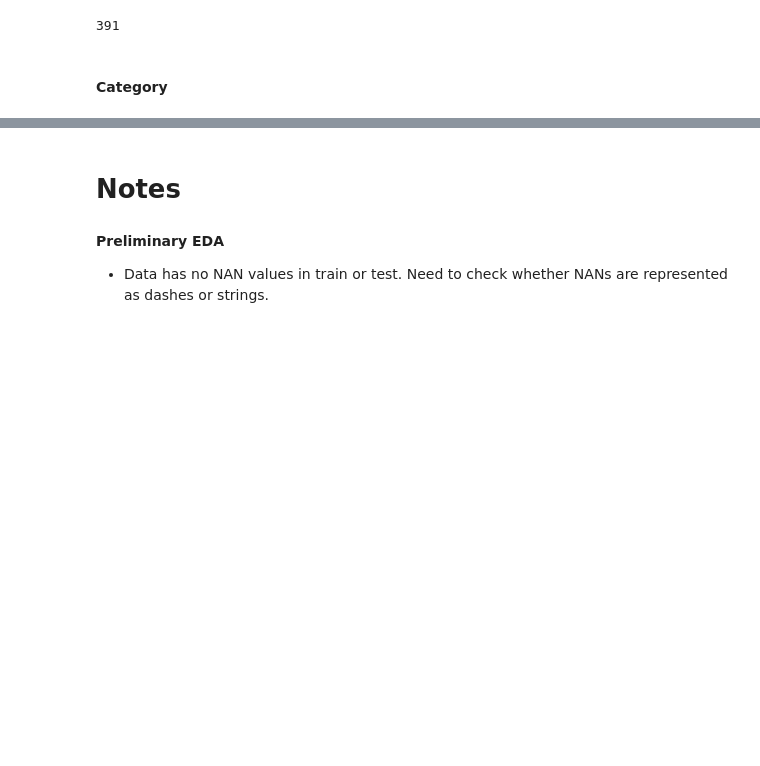
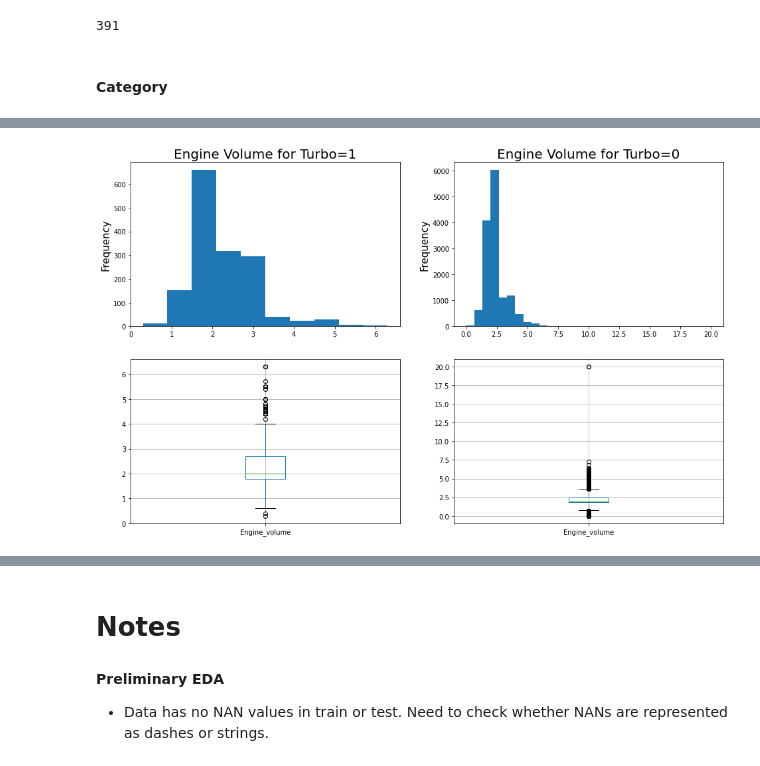
Before and after one commit to yashveersinghsohi/Competitions, a Jupyter notebook: CarPrice/EDA/CarPrice_00_Preliminary_EDA.ipynb, the cells around one changed output, grey strips where cells are left out. Cells and saved outputs as stored; diff of their text form; code cells hidden in the pictures; blank space fills up the shorter version.

```diff
--- a/CarPrice/EDA/CarPrice_00_Preliminary_EDA.ipynb
+++ b/CarPrice/EDA/CarPrice_00_Preliminary_EDA.ipynb
@@ -597,0 +713,15 @@ Name: Category, dtype: int64
+# %%
+turbo_idx = train_features["Engine volume"].str.contains("Turbo")
+temp_series = train_features["Engine volume"]
+temp_series = temp_series.str.replace(" Turbo", "").astype(np.float)
+
+temp_df = pd.DataFrame(
+    np.c_[
+          temp_series.to_numpy(),
+          turbo_idx.to_numpy()
+        ],
+    columns = ["Engine_volume", "Turbo"]
+  )
+temp_df["Turbo"] = temp_df["Turbo"].astype(np.uint)
+print(temp_df.shape)
+temp_df.head()
@@ -597,0 +766,17 @@ Name: Category, dtype: int64
+# %%
+fig, ax = plt.subplots(2, 2, figsize=(16, 10))
+
+temp_df[temp_df["Turbo"] == 1]["Engine_volume"].plot.hist(ax=ax[0, 0])
+ax[0, 0].set_ylabel("Frequency", size=15)
+ax[0, 0].set_title("Engine Volume for Turbo=1", size=20)
+
+temp_df[temp_df["Turbo"] == 0]["Engine_volume"].plot.hist(ax=ax[0, 1], bins=30)
+ax[0, 1].set_ylabel("Frequency", size=15)
+ax[0, 1].set_title("Engine Volume for Turbo=0", size=20)
+
+temp_df[temp_df["Turbo"] == 1][["Engine_volume"]].boxplot(ax=ax[1, 0])
+temp_df[temp_df["Turbo"] == 0][["Engine_volume"]].boxplot(ax=ax[1, 1])
+
+plt.show()
+# %% [output]
+[figure, added]
```
Also changed, not shown: parts of 58 cells of this notebook.
